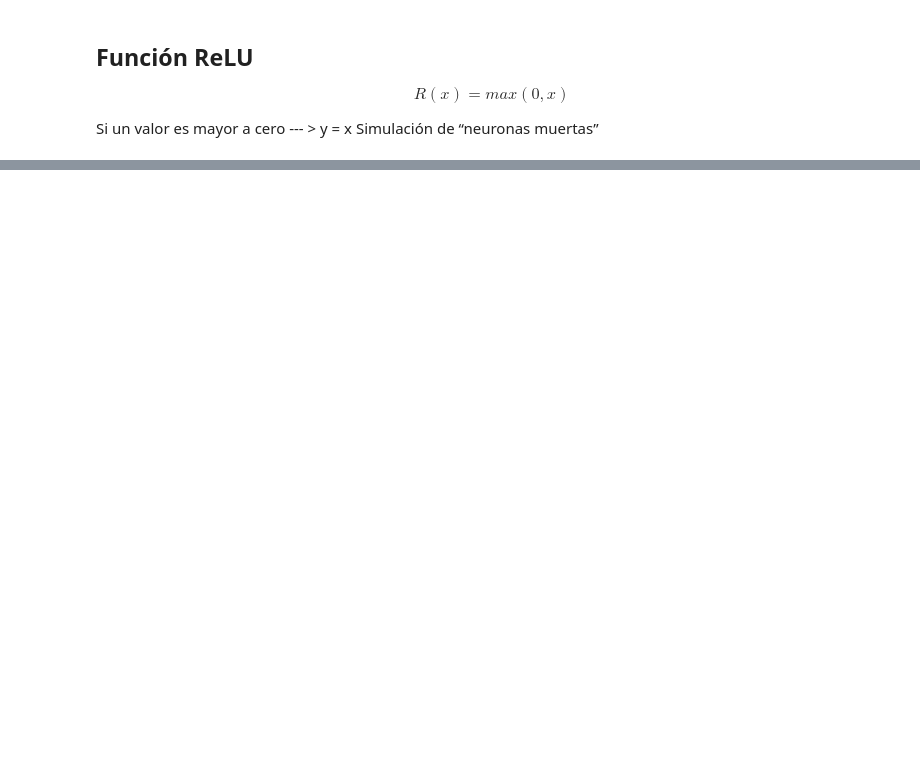
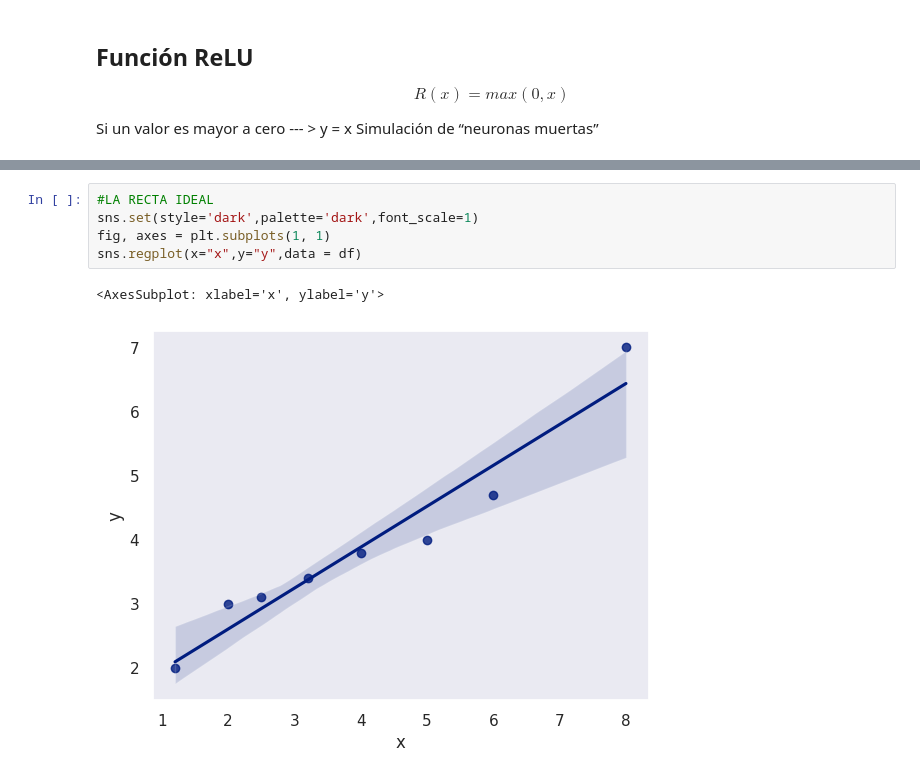
Before and after one commit to williandres/AiRoute, a Jupyter notebook: math/functions/trigger_functions.ipynb, the cells around one changed output, grey strips where cells are left out. Cells and saved outputs as stored; diff of their text form; blank space fills up the shorter version.

```diff
--- a/math/functions/trigger_functions.ipynb
+++ b/math/functions/trigger_functions.ipynb
@@ -107,0 +181,8 @@ plt.grid()
+# %%
+#LA RECTA IDEAL
+sns.set(style='dark',palette='dark',font_scale=1)
+fig, axes = plt.subplots(1, 1)
+sns.regplot(x="x",y="y",data = df)
+# %% [output]
+<AxesSubplot: xlabel='x', ylabel='y'>
+[figure, added]
```
Also changed, not shown: parts of 12 cells of this notebook, 4 other files.
